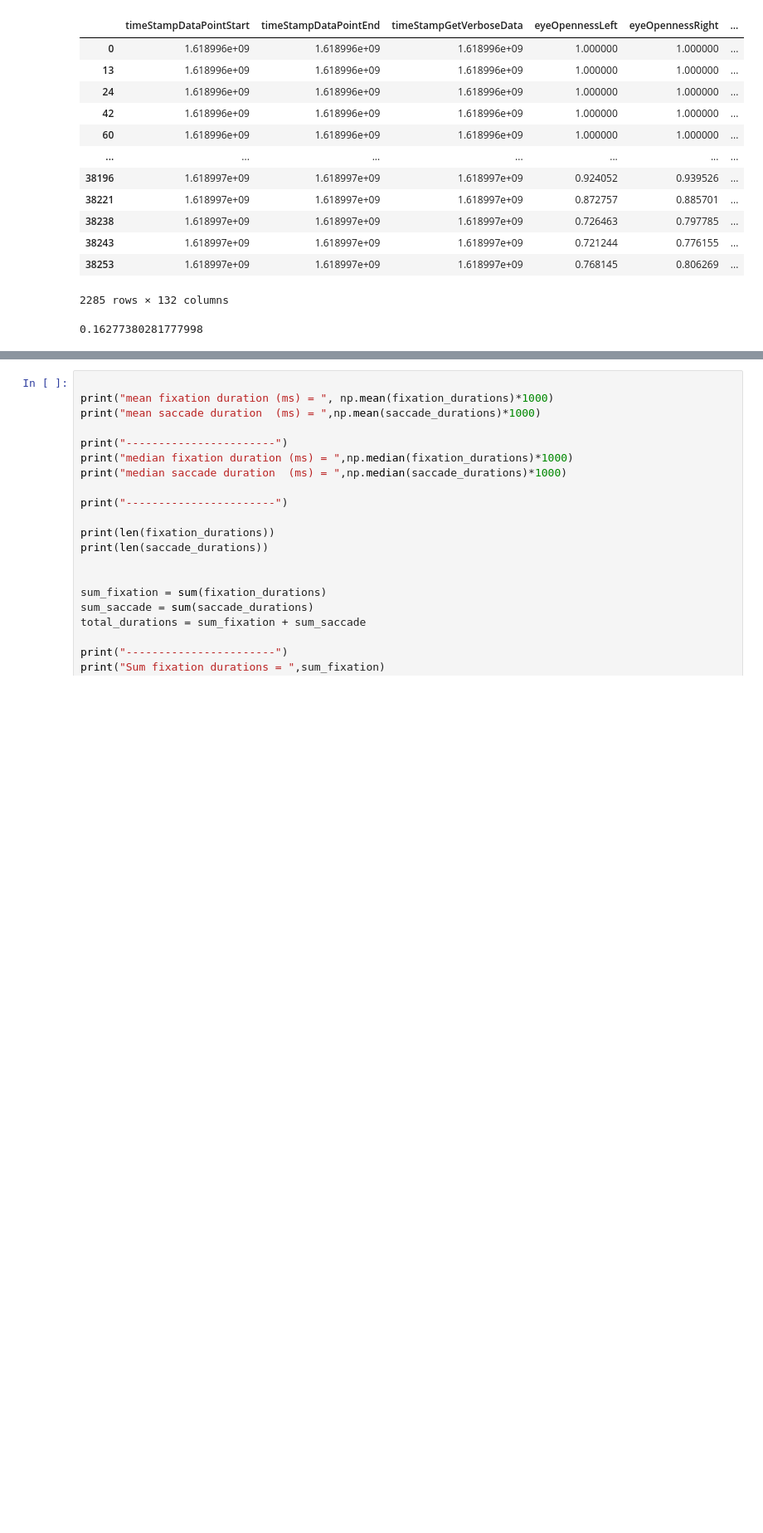
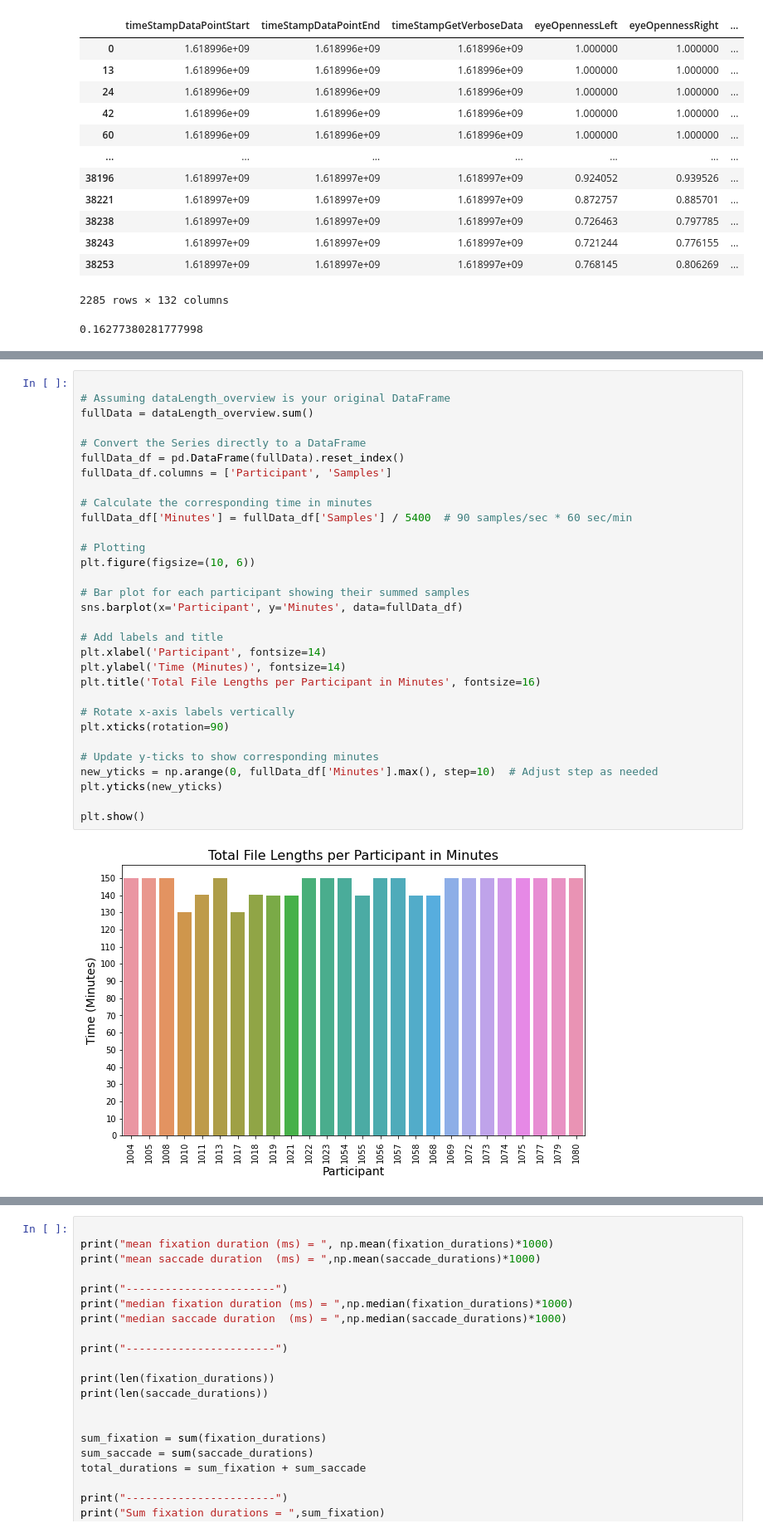
Before and after one commit to JasminLWalter/VR-EyeTracking-GraphTheory, a Jupyter notebook: GraphTheory_ET_VR_Westbrueck/Pre-processing2023/step3_gaze_processing.ipynb, the cells around one changed output, grey strips where cells are left out. Shown at 83% size. Saved outputs shown, nothing was run; the diff lists cells and outputs as text; blank space fills up the shorter version.

```diff
--- a/GraphTheory_ET_VR_Westbrueck/Pre-processing2023/step3_gaze_processing.ipynb
+++ b/GraphTheory_ET_VR_Westbrueck/Pre-processing2023/step3_gaze_processing.ipynb
@@ -3361,0 +4918,33 @@ process file  1004_Session_5_ET_3_data_processed_gazes.csv
+# %%
+
+# Assuming dataLength_overview is your original DataFrame
+fullData = dataLength_overview.sum()
+
+# Convert the Series directly to a DataFrame
+fullData_df = pd.DataFrame(fullData).reset_index()
+fullData_df.columns = ['Participant', 'Samples']
+
+# Calculate the corresponding time in minutes
+fullData_df['Minutes'] = fullData_df['Samples'] / 5400  # 90 samples/sec * 60 sec/min
+
+# Plotting
+plt.figure(figsize=(10, 6))
+
+# Bar plot for each participant showing their summed samples
+sns.barplot(x='Participant', y='Minutes', data=fullData_df)
+
+# Add labels and title
+plt.xlabel('Participant', fontsize=14)
+plt.ylabel('Time (Minutes)', fontsize=14)
+plt.title('Total File Lengths per Participant in Minutes', fontsize=16)
+
+# Rotate x-axis labels vertically
+plt.xticks(rotation=90)
+
+# Update y-ticks to show corresponding minutes
+new_yticks = np.arange(0, fullData_df['Minutes'].max(), step=10)  # Adjust step as needed
+plt.yticks(new_yticks)
+
+plt.show()
+# %% [output]
+[figure, added]
```
Also changed, not shown: parts of 88 cells of this notebook.
